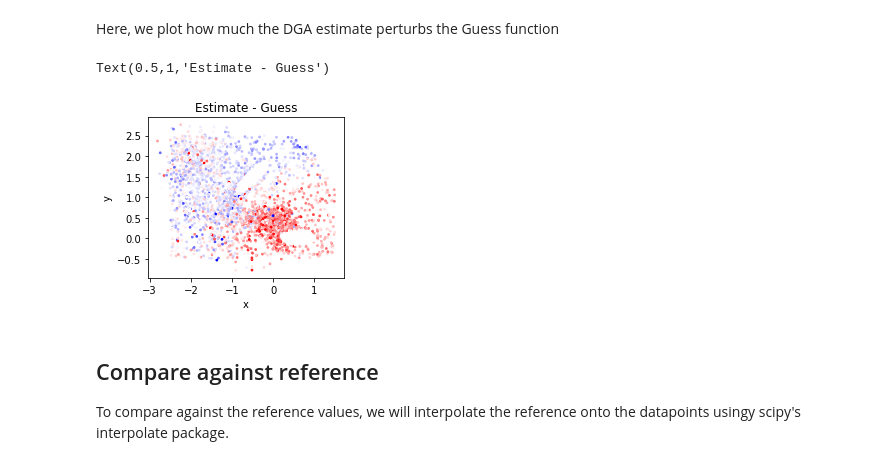
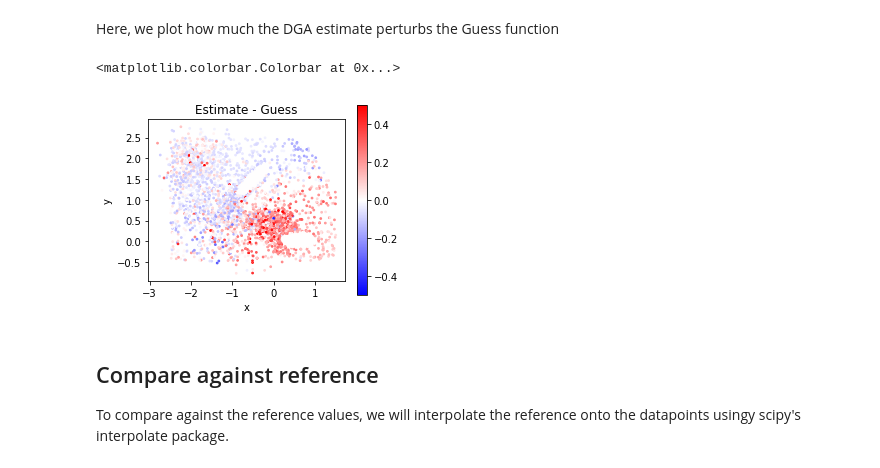
Before and after one commit to ehthiede/PyEDGAR, a Jupyter notebook: examples/Committor_10d/Committor_10d.ipynb, the cells around one changed output. Drawn from its saved outputs; the diff is of its cells as text; code cells hidden in the pictures.

```diff
--- a/examples/Committor_10d/Committor_10d.ipynb
+++ b/examples/Committor_10d/Committor_10d.ipynb
@@ -26,10 +26,10 @@ stateB = np.load('data/muller_brown_stateB.npy')[:ntraj, :trajectory_length] # 1
 
 print("Data shape: ", trajs.shape)
 
-# Convert to list of trajectories format
 trajs = [traj_i for traj_i in trajs]
 stateA = [A_i for A_i in stateA]
 stateB = [B_i for B_i in stateB]
+in_domain = [1. - B_i - A_i for (A_i, B_i) in zip(stateA, stateB)]
 # %% [output]
 Data shape:  (1000, 5, 10)
 # %% [markdown]
@@ -70,14 +63,11 @@ We now use PyEDGAR to build an estimate for the forward committor.
 We first build the basis set required for the DGA Calculation.  In this demo, we will use the diffusion map basis.
 # %%
 diff_atlas = pyedgar.basis.DiffusionAtlas.from_sklearn(alpha=0, k=500, bandwidth_type='-1/d', epsilon='bgh_generous')
-diff_atlas.fit(flattened_trajs)
+diff_atlas.fit(trajs)
 # %% [output]
 <pyedgar.basis.DiffusionAtlas at 0x...>
 # %% [markdown]
 Here, we construct the basis and guess functions, and convert them back into lists of trajectories. The domain is the set of all sets out side of $(A\cup B)^c$.
 # %%
-flat_basis, evals = diff_atlas.make_dirichlet_basis(300, in_domain=(1. - flattened_stateA - flattened_stateB), return_evals=True)
-flat_guess = diff_atlas.make_FK_soln(flattened_stateB, in_domain=(1. - flattened_stateA - flattened_stateB))
-
-basis = flat_to_tlist(flat_basis, traj_edges)
-guess = flat_to_tlist(flat_guess, traj_edges)
+basis, evals = diff_atlas.make_dirichlet_basis(300, in_domain=in_domain, return_evals=True)
+guess = diff_atlas.make_FK_soln(stateB, in_domain=in_domain)
@@ -84,6 +77,11 @@ guess = flat_to_tlist(flat_guess, traj_edges)
 # %% [markdown]
 We plot the guess function and the first few basis functions.
 # %%
+# Flatten the basis, guess, and trajectories functions for easy plotting.
+flattened_trajs = np.vstack(trajs)
+flat_basis = np.vstack(basis)
+flat_guess = np.hstack(guess)
+
 fig, axes= plt.subplots(1, 5, figsize=(14,4.), sharex=True, sharey=True)
 axes[0].scatter(flattened_trajs[:,0], flattened_trajs[:,1],
                 c=flat_guess, s=3)
@@ -142,17 +140,18 @@ ax1.set_aspect('equal')
 # %% [markdown]
 Here, we plot how much the DGA estimate perturbs the Guess function
 # %%
-fig, (ax1) = plt.subplots(1, figsize=(3.5,3.5))
+fig, (ax1) = plt.subplots(1, figsize=(4.4,3.5))
 
-ax1.scatter(flattened_trajs[:,0], flattened_trajs[:,1], c=np.array(g).ravel() - flat_guess,
+SC = ax1.scatter(flattened_trajs[:,0], flattened_trajs[:,1], c=np.array(g).ravel() - flat_guess,
             vmin=-.5, vmax=.5, cmap='bwr', s=3)
 ax1.set_aspect('equal')
 ax1.set_xlabel('x')
 ax1.set_ylabel('y')
 ax1.set_title('Estimate - Guess')
+plt.colorbar(SC, ax=ax1)
 # %% [output]
-Text(0.5,1,'Estimate - Guess')
+<matplotlib.colorbar.Colorbar at 0x...>
-[figure, old version]
+[figure, new version]
 # %% [markdown]
 ## Compare against reference
 
```
Also changed, not shown: parts of 6 cells of this notebook.
